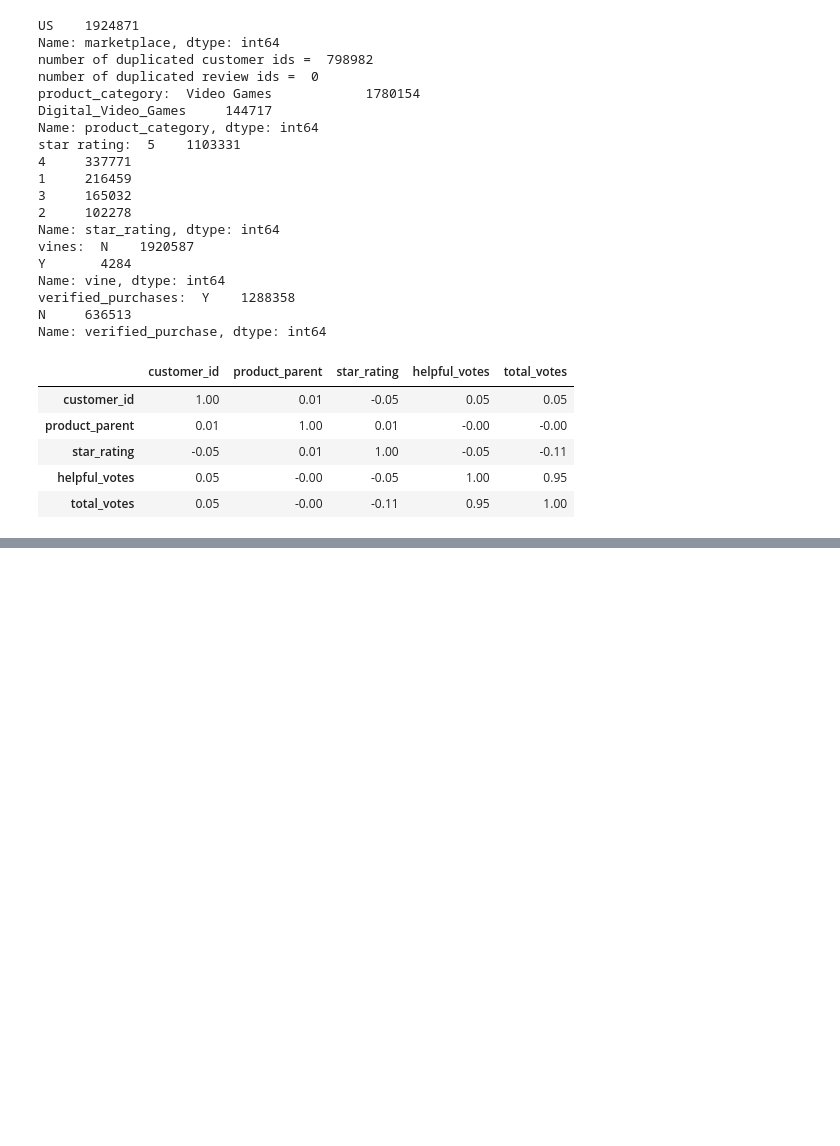
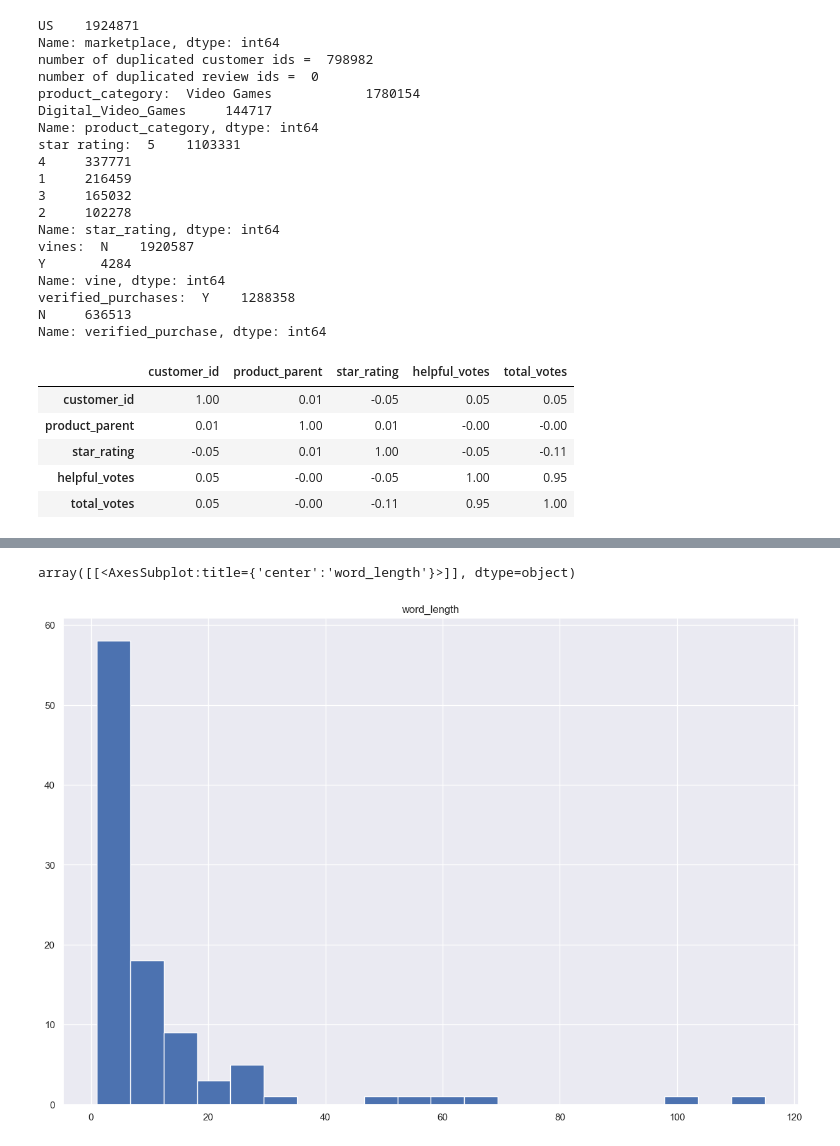
Before and after one commit to LLGH1/dsproject_supply_chain, a Jupyter notebook: Second Exploration Review_TextMining_IR-Copy1.ipynb, the cells around one changed output, grey strips where cells are left out. Saved outputs shown, nothing was run; the diff lists cells and outputs as text; code cells hidden in the pictures; blank space fills up the shorter version.

```diff
--- a/Second Exploration Review_TextMining_IR-Copy1.ipynb
+++ b/Second Exploration Review_TextMining_IR-Copy1.ipynb
@@ -200,0 +216,5 @@ showing info https://raw.githubusercontent.com/nltk/nltk_data/gh-pages/index.xml
+# %%
+from nltk.tokenize import RegexpTokenizer
+tokenizer = RegexpTokenizer(r'w+')
+data_subsample['tokenizedbody'] = data_subsample['cleaned_reviewbody'].apply(tokenizer.tokenize)
+data_subsample.head()
@@ -201,6 +228,6 @@ showing info https://raw.githubusercontent.com/nltk/nltk_data/gh-pages/index.xml
 # %%
 #Text Exploratory Analysis
-data_subsample['word length'] = data_subsample['cleaned_reviewbody'].str.split().str.len()
+data_subsample['word_length'] = data_subsample['cleaned_reviewbody'].str.split().str.len()
 data_subsample.head()
 def sentiment(row):
     if row['star_rating'] == 5:
@@ -209,22 +236,9 @@ def sentiment(row):
         return "Negative"
     elif  1 < row['star_rating'] < 5:
         return "Inbetween"
-    else
-    return "Undefined"
+    else:
+        return "Undefined"
 
 
 data_subsample['star_sentiment'] = data_subsample.apply(sentiment,axis =1)
-
-import seaborn as sns
-import matplotlib.pyplot as plt
-
-sns.set(color_codes=True)
-plt.figure(figsize=(15,7))
-cmap = ['red', 'green','yellow']
-labels = ['Negative', 'Postive', 'Inbetween']
-
-for label,clr in zip(labels,cmap):
-    sns.kdeplot(data_subsample.loc[(data_subsample['star_rating'] ==label),'word_length'],color=clr. shade=True ,label=label)
-    plt.xlabel('Text Length')
-    plt.ylabel('Density')
-    plt.legend()
+data_subsample.head()
@@ -230,0 +252,6 @@ for label,clr in zip(labels,cmap):
+# %%
+#Calculating text length
+data_subsample[["word_length", "star_sentiment"]].hist(bins=20, figsize=(15, 10))
+# %% [output]
+array([[<AxesSubplot:title={'center':'word_length'}>]], dtype=object)
+[figure, added]
```
Also changed, not shown: parts of 10 cells of this notebook.
